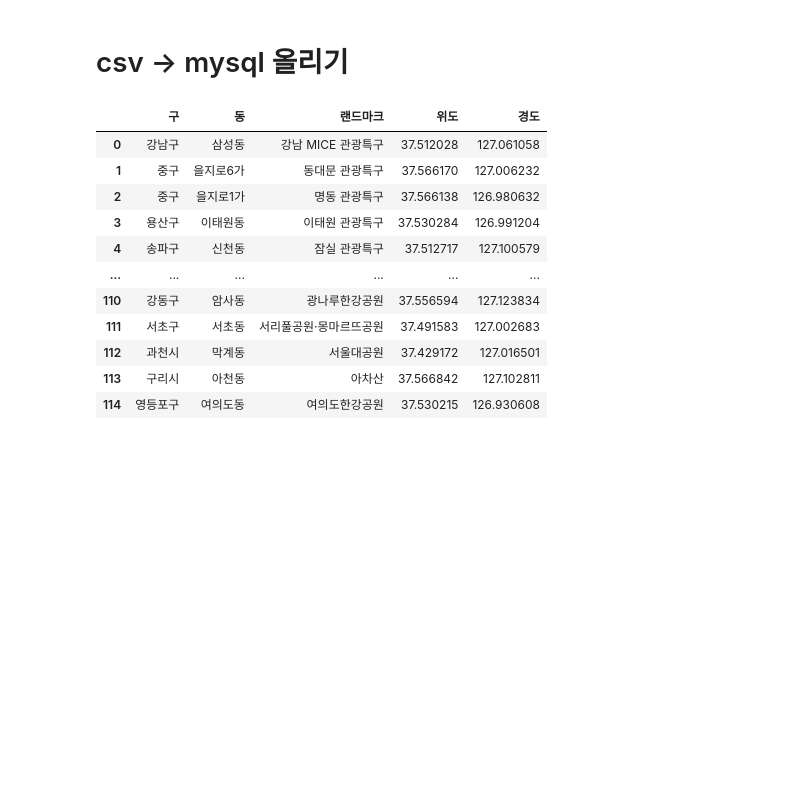
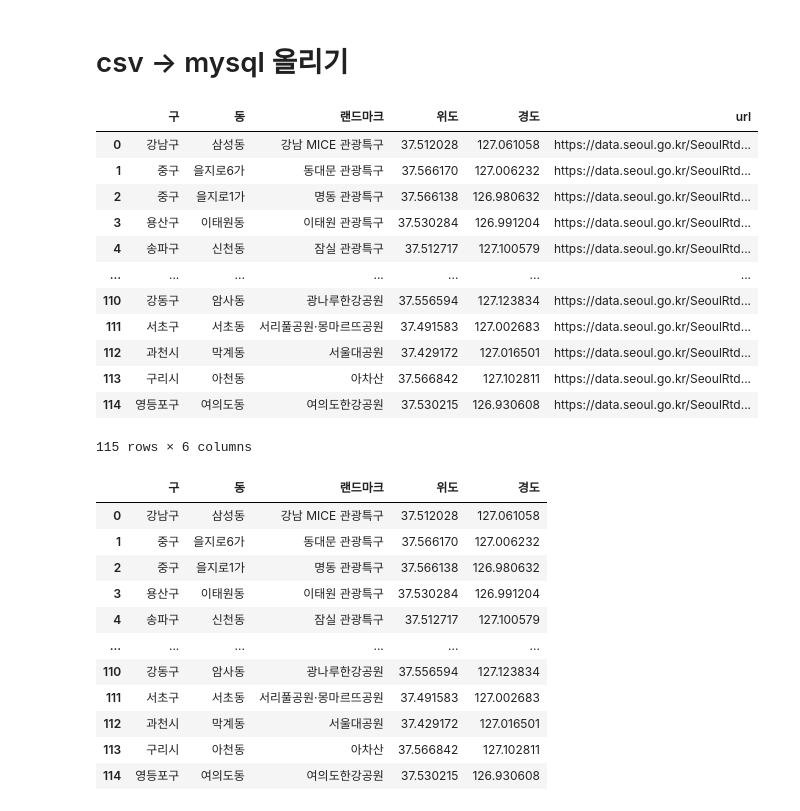
Before and after one commit to raminicano/cg1, a Jupyter notebook: experiment/mysql_db.ipynb, the cells around one changed output. Drawn from its saved outputs; the diff is of its cells as text; code cells hidden in the pictures; blank space fills up the shorter version.

```diff
--- a/experiment/mysql_db.ipynb
+++ b/experiment/mysql_db.ipynb
@@ -290,3 +290,22 @@ password = get_secret('Mysql_Password')
 database = get_secret('Mysql_DBname')
 host = get_secret('Mysql_Hostname')
 port = get_secret('Mysql_Port')
+# %%
+query = 'select * from landmark'
+data = pd.read_sql(query, engine)
+# %%
+data
+# %% [output]
+|  | 구 | 동 | 랜드마크 | 위도 | 경도 | url |
+| 0 | 강남구 | 삼성동 | 강남 MICE 관광특구 | 37.512028 | 127.061058 | https://data.seoul.go.kr/SeoulRtd... |
+| 1 | 중구 | 을지로6가 | 동대문 관광특구 | 37.566170 | 127.006232 | https://data.seoul.go.kr/SeoulRtd... |
+| 2 | 중구 | 을지로1가 | 명동 관광특구 | 37.566138 | 126.980632 | https://data.seoul.go.kr/SeoulRtd... |
+| 3 | 용산구 | 이태원동 | 이태원 관광특구 | 37.530284 | 126.991204 | https://data.seoul.go.kr/SeoulRtd... |
+| 4 | 송파구 | 신천동 | 잠실 관광특구 | 37.512717 | 127.100579 | https://data.seoul.go.kr/SeoulRtd... |
+| ... | ... | ... | ... | ... | ... | ... |
+| 110 | 강동구 | 암사동 | 광나루한강공원 | 37.556594 | 127.123834 | https://data.seoul.go.kr/SeoulRtd... |
+| 111 | 서초구 | 서초동 | 서리풀공원·몽마르뜨공원 | 37.491583 | 127.002683 | https://data.seoul.go.kr/SeoulRtd... |
+| 112 | 과천시 | 막계동 | 서울대공원 | 37.429172 | 127.016501 | https://data.seoul.go.kr/SeoulRtd... |
+| 113 | 구리시 | 아천동 | 아차산 | 37.566842 | 127.102811 | https://data.seoul.go.kr/SeoulRtd... |
+| 114 | 영등포구 | 여의도동 | 여의도한강공원 | 37.530215 | 126.930608 | https://data.seoul.go.kr/SeoulRtd... |
+115 rows × 6 columns
```
Also changed, not shown: parts of 2 cells of this notebook.
